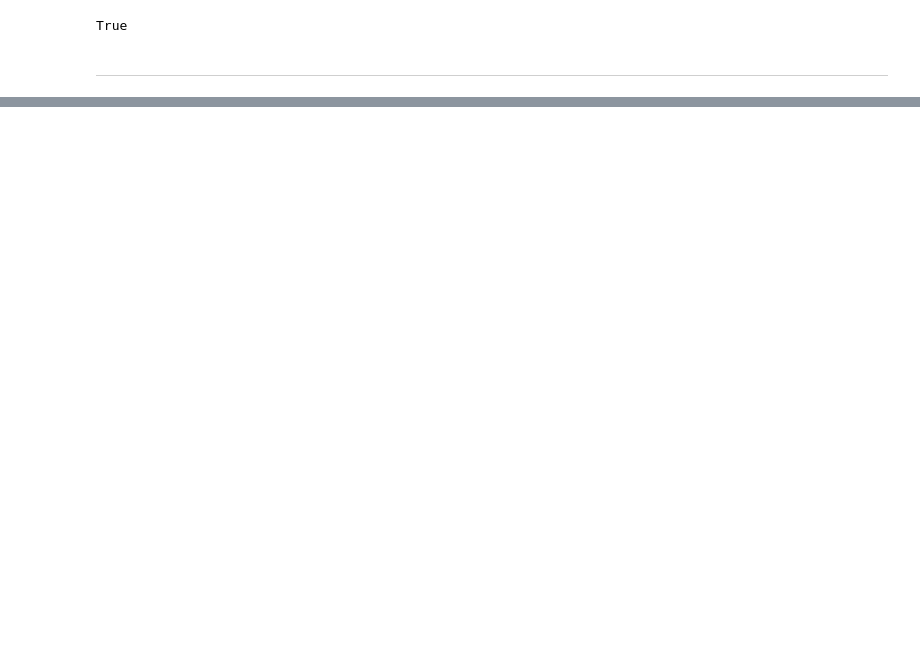
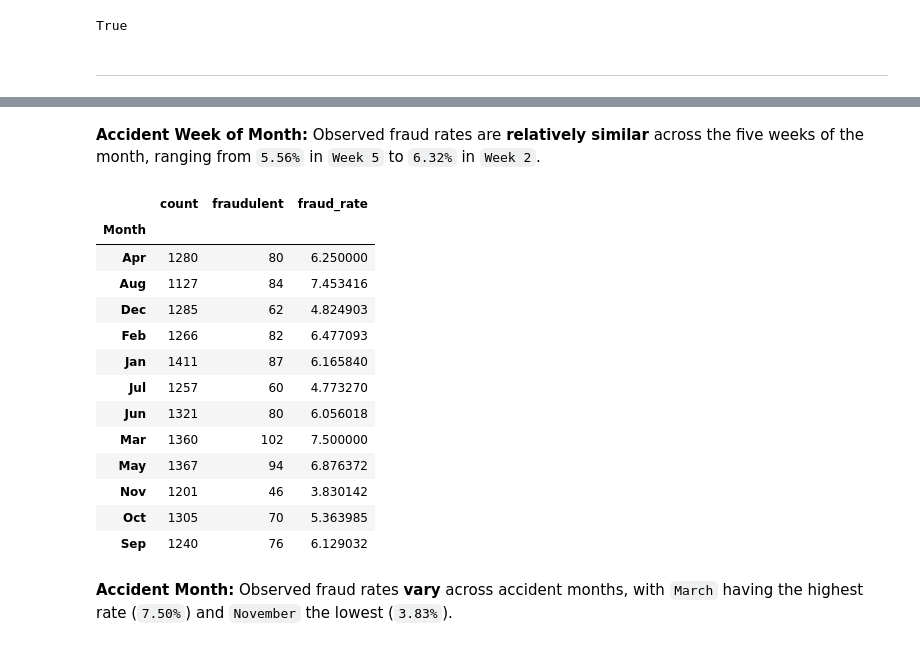
Before and after one commit to azhar-paraouty/vehicle-insurance-fraud-analysis, a Jupyter notebook: vehicle_insurance_fraud_analysis.ipynb, the cells around one changed output, grey strips where cells are left out. Saved outputs shown, nothing was run; the diff lists cells and outputs as text; code cells hidden in the pictures; blank space fills up the shorter version.

```diff
--- a/vehicle_insurance_fraud_analysis.ipynb
+++ b/vehicle_insurance_fraud_analysis.ipynb
@@ -683,0 +1139,36 @@ True
+# %% [markdown]
+**Accident Week of Month:** Observed fraud rates are **relatively similar** across the five weeks of the month, ranging from `5.56%` in `Week 5` to `6.32%` in `Week 2`.
+# %%
+# Fraud rate by accident month
+
+fraud_by_month = (
+  df_prepared.groupby("Month")["FraudFound_P"]
+  .agg(
+    count="count",
+    fraudulent="sum",
+    fraud_rate="mean"
+  )
+)
+
+fraud_by_month["fraud_rate"] = (
+  fraud_by_month["fraud_rate"] * 100
+)
+
+fraud_by_month
+# %% [output]
+|  | count | fraudulent | fraud_rate |
+| Month |  |  |  |
+| Apr | 1280 | 80 | 6.250000 |
+| Aug | 1127 | 84 | 7.453416 |
+| Dec | 1285 | 62 | 4.824903 |
+| Feb | 1266 | 82 | 6.477093 |
+| Jan | 1411 | 87 | 6.165840 |
+| Jul | 1257 | 60 | 4.773270 |
+| Jun | 1321 | 80 | 6.056018 |
+| Mar | 1360 | 102 | 7.500000 |
+| May | 1367 | 94 | 6.876372 |
+| Nov | 1201 | 46 | 3.830142 |
+| Oct | 1305 | 70 | 5.363985 |
+| Sep | 1240 | 76 | 6.129032 |
+# %% [markdown]
+**Accident Month:** Observed fraud rates **vary** across accident months, with `March` having the highest rate (`7.50%`) and `November` the lowest (`3.83%`).
```
Also changed, not shown: parts of 116 cells of this notebook, 2 other files.
